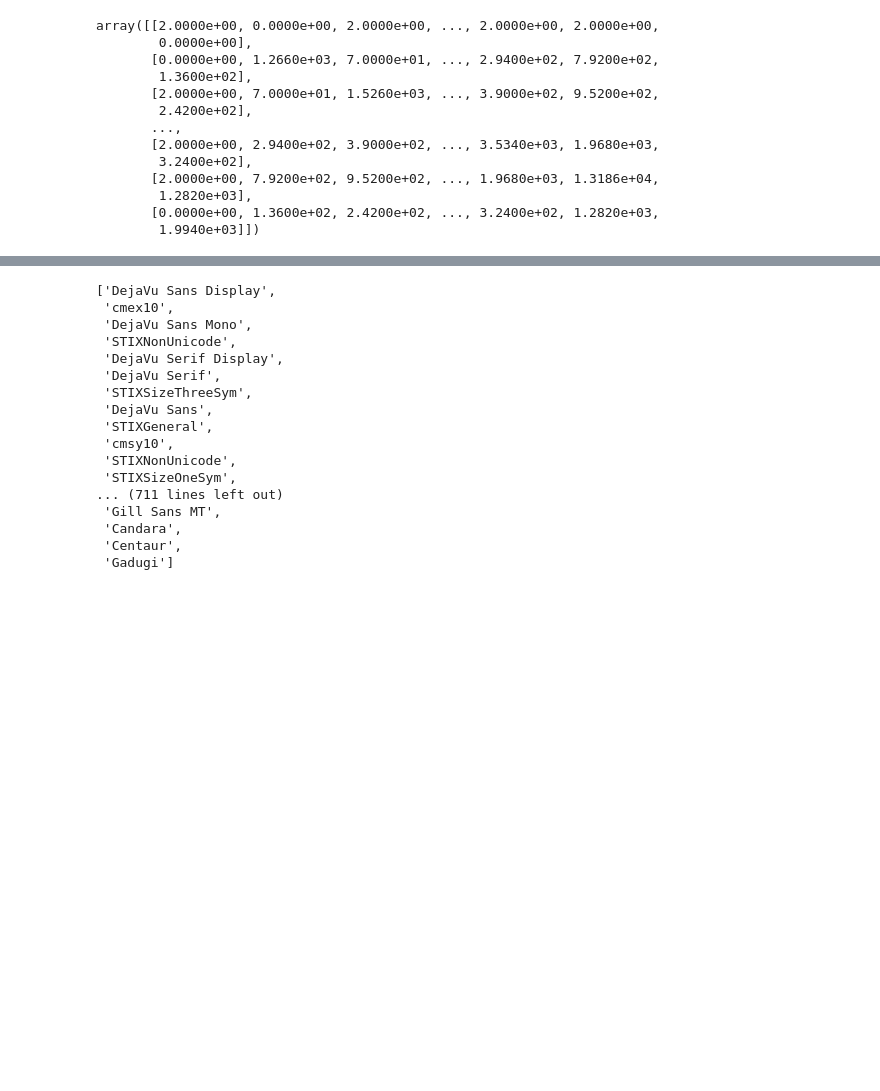
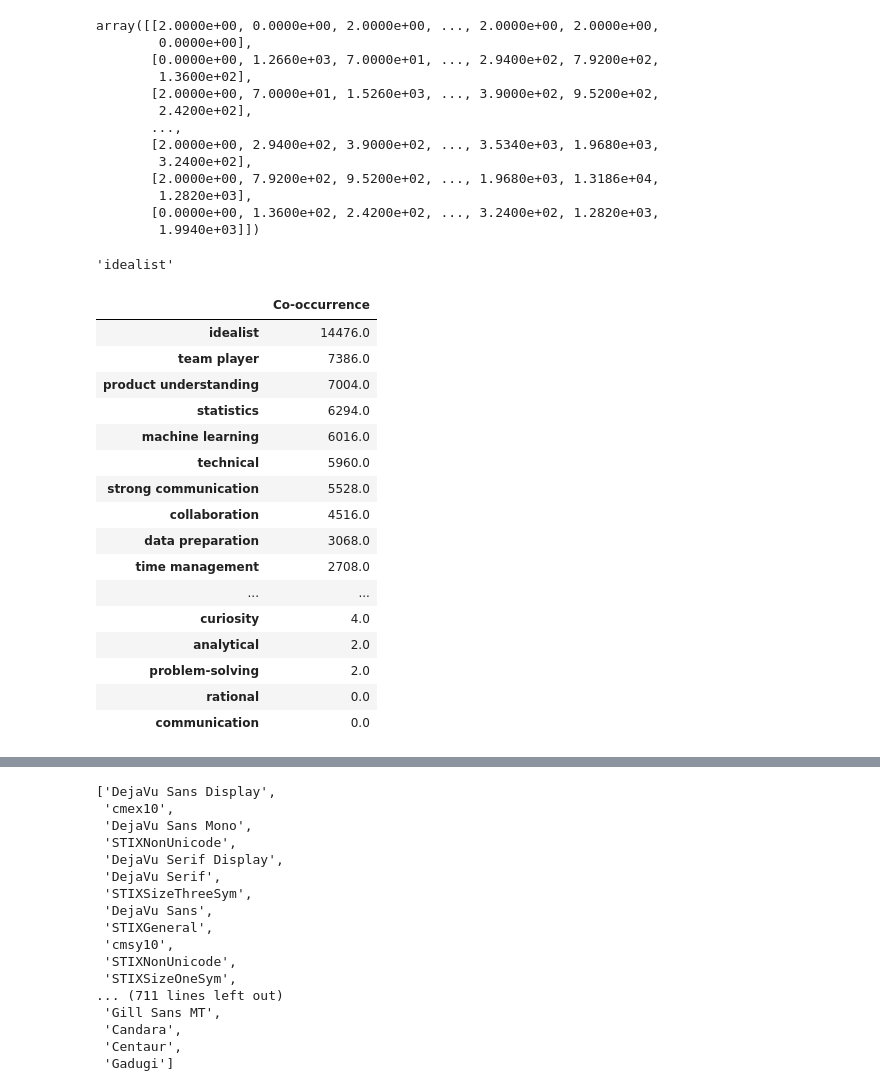
Before and after one commit to Cing2/2AMD20_knowledge, a Jupyter notebook: analysis/jop_postings.ipynb, the cells around one changed output, grey strips where cells are left out. Drawn from its saved outputs; the diff is of its cells as text; code cells hidden in the pictures; blank space fills up the shorter version.

```diff
--- a/analysis/jop_postings.ipynb
+++ b/analysis/jop_postings.ipynb
@@ -561,3 +560,30 @@ array([[2.0000e+00, 0.0000e+00, 2.0000e+00, ..., 2.0000e+00, 2.0000e+00,
         1.2820e+03],
        [0.0000e+00, 1.3600e+02, 2.4200e+02, ..., 3.2400e+02, 1.2820e+03,
         1.9940e+03]])
+# %%
+# histogram plot of highest co occurrence
+article_terms.all_traits_skills[total_word_cooccurrence.sum(axis=1).argmax()]
+# %% [output]
+'idealist'
+# %%
+df_sum  = pd.DataFrame(total_word_cooccurrence[total_word_cooccurrence.sum(axis=1).argmax()], index=article_terms.all_traits_skills, columns=['Co-occurrence'])
+df_sum.sort_values('Co-occurrence', ascending=False, inplace=True)
+df_sum
+# %% [output]
+|  | Co-occurrence |
+| idealist | 14476.0 |
+| team player | 7386.0 |
+| product understanding | 7004.0 |
+| statistics | 6294.0 |
+| machine learning | 6016.0 |
+| technical | 5960.0 |
+| strong communication | 5528.0 |
+| collaboration | 4516.0 |
+| data preparation | 3068.0 |
+| time management | 2708.0 |
+| ... | ... |
+| curiosity | 4.0 |
+| analytical | 2.0 |
+| problem-solving | 2.0 |
+| rational | 0.0 |
+| communication | 0.0 |
```
Also changed, not shown: parts of 2 cells of this notebook, 1 other file.
